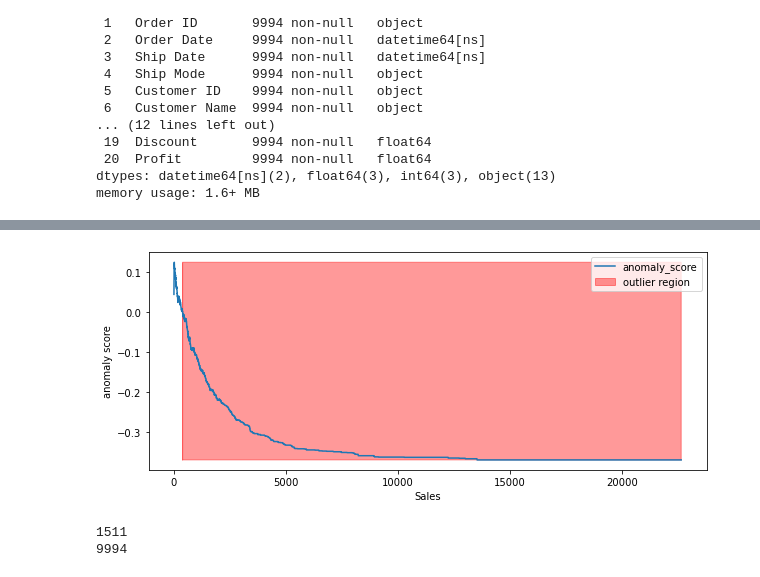
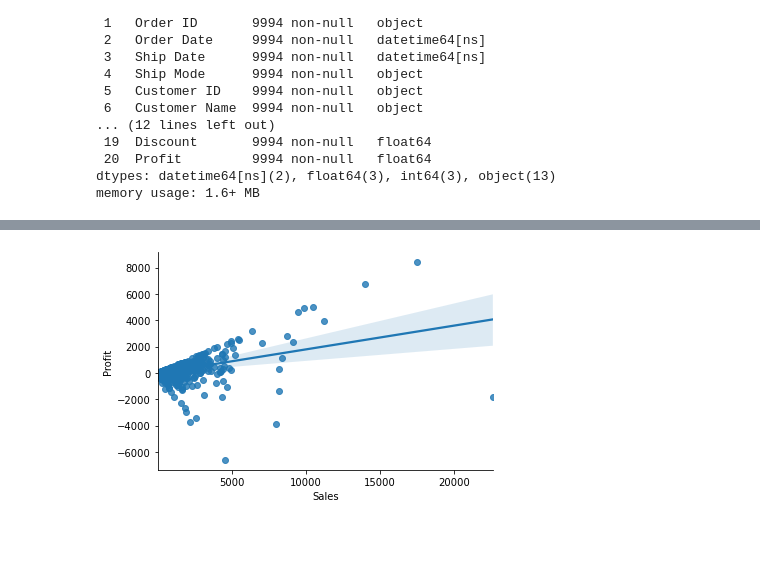
Before and after one commit to kl1986/Anomaly-Detection-1, a Jupyter notebook: Untitled.ipynb, the cells around one changed output, grey strips where cells are left out. Saved outputs shown, nothing was run; the diff lists cells and outputs as text; code cells hidden in the pictures; blank space fills up the shorter version.

Commit message:
added correlation function and updated show stats function

```diff
--- a/Untitled.ipynb
+++ b/Untitled.ipynb
@@ -102,6 +91,9 @@ def detect_isolation_forest(df, line):
+# %%
+def detect_correlation(df, line1, line2):
+    sns.regplot(x=line1, y=line2, data=df)
+    sns.despine()
+    plt.show()
 # %%
-line_outlier = detect_isolation_forest(df, 'Sales')
+detect_correlation(df, "Sales", "Profit")
 # %% [output]
-[figure, old version]
+[figure, new version]
-1511
-9994
```
Also changed, not shown: parts of 7 cells of this notebook.
